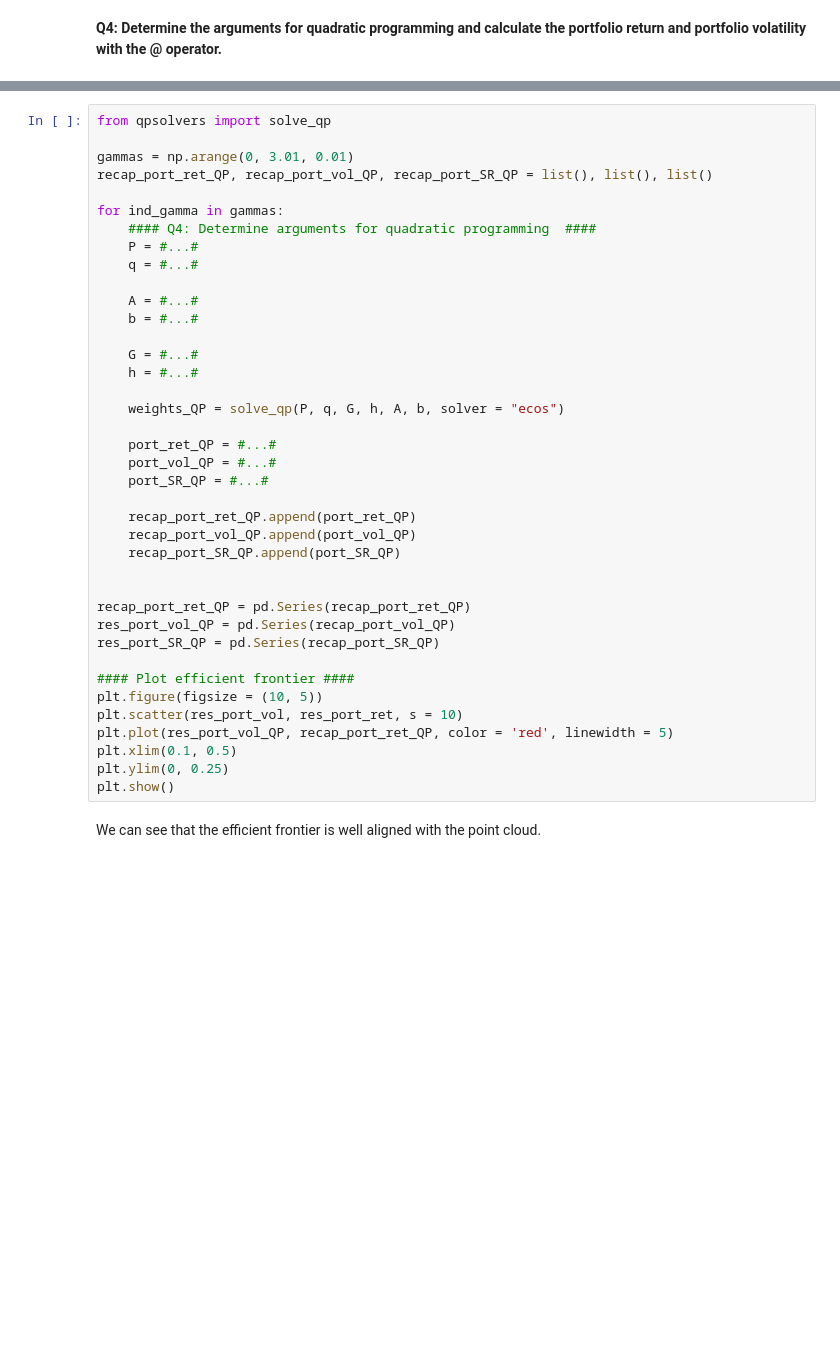
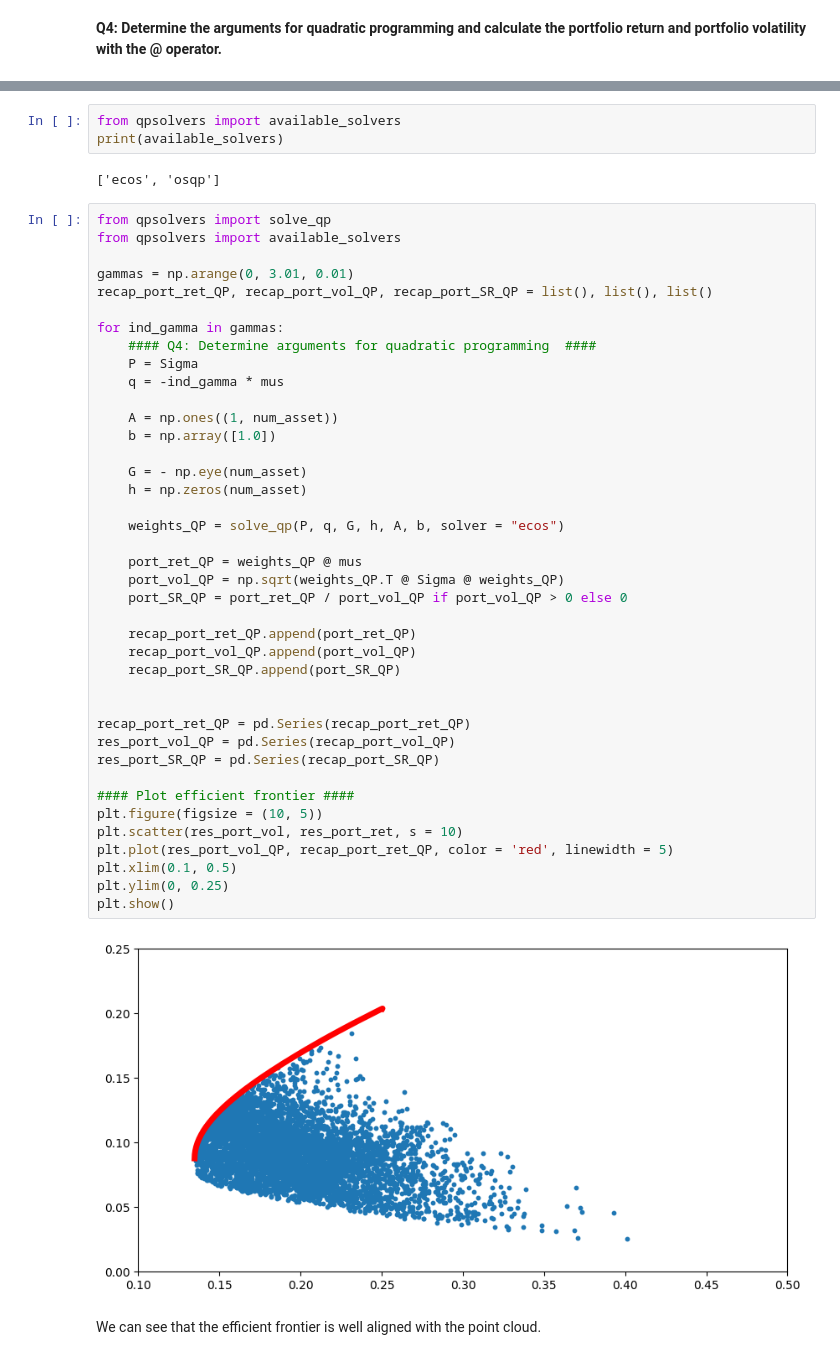
Before and after one commit to emilesgt/Machine_Learning_Asset_Management_2, a Jupyter notebook: TD2_Student.ipynb, the cells around one changed output, grey strips where cells are left out. Drawn from its saved outputs; the diff is of its cells as text; blank space fills up the shorter version.

```diff
--- a/TD2_Student.ipynb
+++ b/TD2_Student.ipynb
@@ -345,42 +371,50 @@ We'll solve the optimization problem in the form of quadratic programming for th
+# %%
+from qpsolvers import available_solvers
+print(available_solvers)
+# %% [output]
+['ecos', 'osqp']
 # %%
 from qpsolvers import solve_qp
+from qpsolvers import available_solvers
 
 gammas = np.arange(0, 3.01, 0.01)
 recap_port_ret_QP, recap_port_vol_QP, recap_port_SR_QP = list(), list(), list()
 
 for ind_gamma in gammas:
     #### Q4: Determine arguments for quadratic programming  ####
-    P = #...#
-    q = #...#
+    P = Sigma
+    q = -ind_gamma * mus
 
-    A = #...#
-    b = #...#
+    A = np.ones((1, num_asset))
+    b = np.array([1.0])
 
-    G = #...#
-    h = #...#
+    G = - np.eye(num_asset)
+    h = np.zeros(num_asset)
 
     weights_QP = solve_qp(P, q, G, h, A, b, solver = "ecos")
 
-    port_ret_QP = #...#
-    port_vol_QP = #...#
-    port_SR_QP = #...#
+    port_ret_QP = weights_QP @ mus
+    port_vol_QP = np.sqrt(weights_QP.T @ Sigma @ weights_QP)
+    port_SR_QP = port_ret_QP / port_vol_QP if port_vol_QP > 0 else 0
 
     recap_port_ret_QP.append(port_ret_QP)
     recap_port_vol_QP.append(port_vol_QP)
     recap_port_SR_QP.append(port_SR_QP)
 
 
 recap_port_ret_QP = pd.Series(recap_port_ret_QP)
 res_port_vol_QP = pd.Series(recap_port_vol_QP)
 res_port_SR_QP = pd.Series(recap_port_SR_QP)
 
 #### Plot efficient frontier ####
 plt.figure(figsize = (10, 5))
 plt.scatter(res_port_vol, res_port_ret, s = 10)
 plt.plot(res_port_vol_QP, recap_port_ret_QP, color = 'red', linewidth = 5)
 plt.xlim(0.1, 0.5)
 plt.ylim(0, 0.25)
 plt.show()
+# %% [output]
+[figure, added]
 # %% [markdown]
 We can see that the efficient frontier is well aligned with the point cloud.
 # %% [markdown]
```
Also changed, not shown: parts of 8 cells of this notebook.
